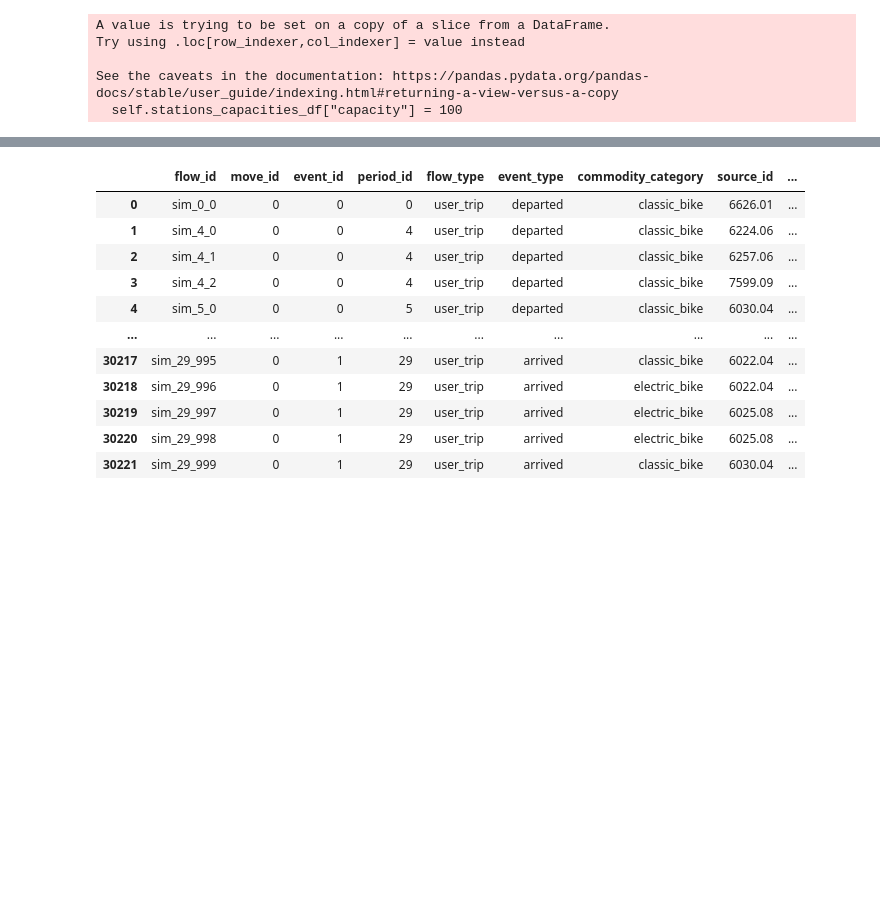
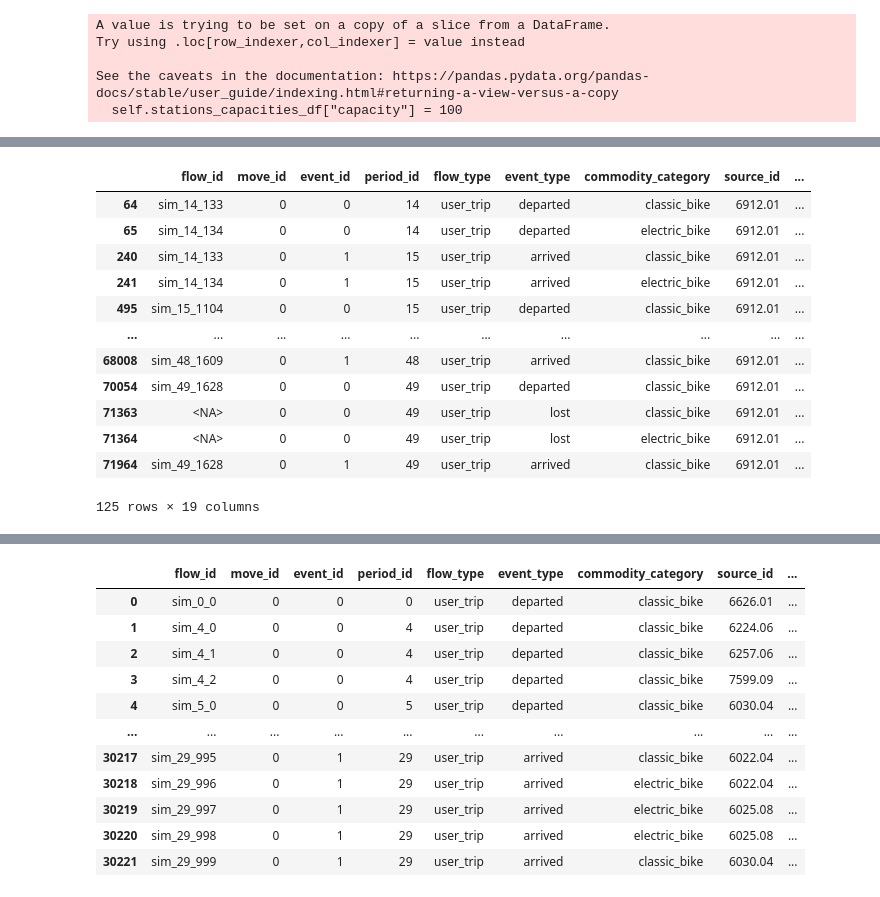
Before and after one commit to vlzm/GFDRR, a Jupyter notebook: notebooks/test_pipeline.ipynb, the cells around one changed output, grey strips where cells are left out. Cells and saved outputs as stored; diff of their text form; code cells hidden in the pictures; blank space fills up the shorter version.

```diff
--- a/notebooks/test_pipeline.ipynb
+++ b/notebooks/test_pipeline.ipynb
@@ -82,0 +210,16 @@ historical_departures_df = graph_data.historical_departures_df
+# %%
+simulated_flows_df[simulated_flows_df['source_id'] == '6912.01']
+# %% [output]
+|  | flow_id | move_id | event_id | period_id | flow_type | event_type | commodity_category | source_id | ... |
+| 64 | sim_14_133 | 0 | 0 | 14 | user_trip | departed | classic_bike | 6912.01 | ... |
+| 65 | sim_14_134 | 0 | 0 | 14 | user_trip | departed | electric_bike | 6912.01 | ... |
+| 240 | sim_14_133 | 0 | 1 | 15 | user_trip | arrived | classic_bike | 6912.01 | ... |
+| 241 | sim_14_134 | 0 | 1 | 15 | user_trip | arrived | electric_bike | 6912.01 | ... |
+| 495 | sim_15_1104 | 0 | 0 | 15 | user_trip | departed | classic_bike | 6912.01 | ... |
+| ... | ... | ... | ... | ... | ... | ... | ... | ... | ... |
+| 68008 | sim_48_1609 | 0 | 1 | 48 | user_trip | arrived | classic_bike | 6912.01 | ... |
+| 70054 | sim_49_1628 | 0 | 0 | 49 | user_trip | departed | classic_bike | 6912.01 | ... |
+| 71363 | <NA> | 0 | 0 | 49 | user_trip | lost | classic_bike | 6912.01 | ... |
+| 71364 | <NA> | 0 | 0 | 49 | user_trip | lost | electric_bike | 6912.01 | ... |
+| 71964 | sim_49_1628 | 0 | 1 | 49 | user_trip | arrived | classic_bike | 6912.01 | ... |
+125 rows × 19 columns
```
Also changed, not shown: parts of 19 cells of this notebook, 1 other file.
